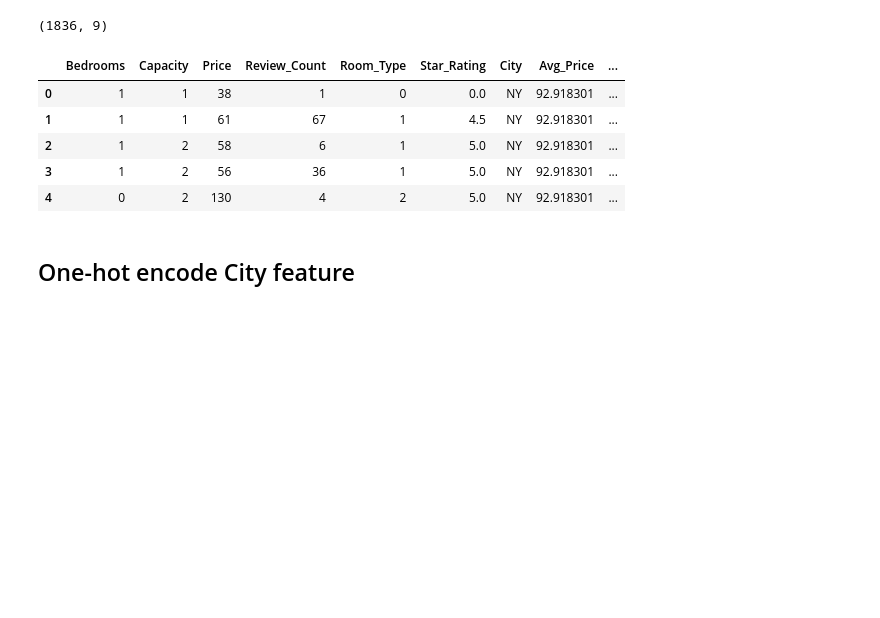
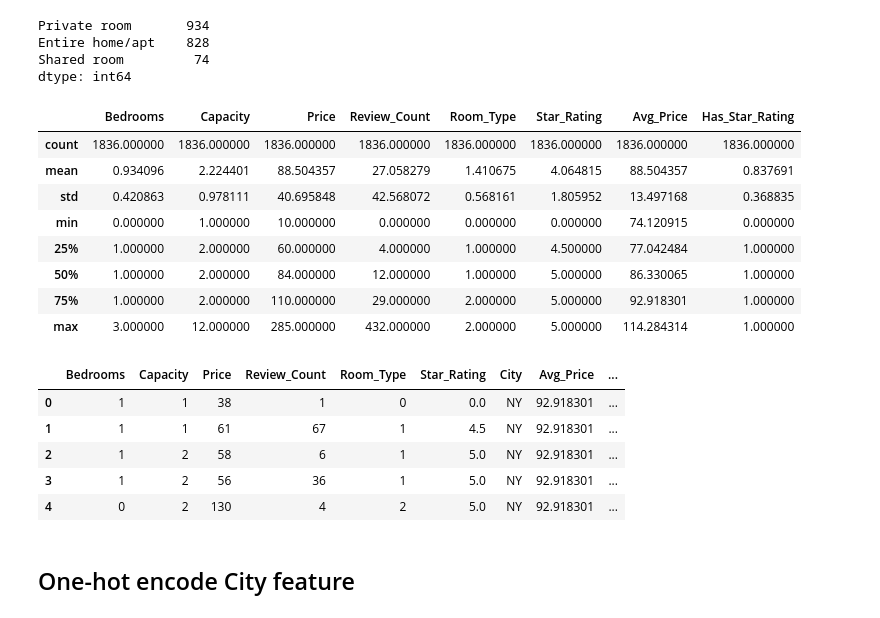
Before and after one commit to peacing/udacity-machine-learning, a Jupyter notebook: Udac-MLE/capstone/no-log-analysis.ipynb, the cells around one changed output. Saved outputs shown, nothing was run; the diff lists cells and outputs as text; code cells hidden in the pictures; blank space fills up the shorter version.

```diff
--- a/Udac-MLE/capstone/no-log-analysis.ipynb
+++ b/Udac-MLE/capstone/no-log-analysis.ipynb
@@ -71,10 +113,25 @@ def combine_dfs(df_list):
+# %%
+df_all_unprocessed.Room_Type.value_counts()
+# %% [output]
+Private room       934
+Entire home/apt    828
+Shared room         74
+dtype: int64
 # %%
 df_list = [p_df_ny, p_df_la, p_df_sf, p_df_da, p_df_dc, p_df_ch]
 df_all = combine_dfs(df_list)
 # %%
-df_all.shape
+df_all.describe()
 # %% [output]
-(1836, 9)
+|  | Bedrooms | Capacity | Price | Review_Count | Room_Type | Star_Rating | Avg_Price | Has_Star_Rating |
+| count | 1836.000000 | 1836.000000 | 1836.000000 | 1836.000000 | 1836.000000 | 1836.000000 | 1836.000000 | 1836.000000 |
+| mean | 0.934096 | 2.224401 | 88.504357 | 27.058279 | 1.410675 | 4.064815 | 88.504357 | 0.837691 |
+| std | 0.420863 | 0.978111 | 40.695848 | 42.568072 | 0.568161 | 1.805952 | 13.497168 | 0.368835 |
+| min | 0.000000 | 1.000000 | 10.000000 | 0.000000 | 0.000000 | 0.000000 | 74.120915 | 0.000000 |
+| 25% | 1.000000 | 2.000000 | 60.000000 | 4.000000 | 1.000000 | 4.500000 | 77.042484 | 1.000000 |
+| 50% | 1.000000 | 2.000000 | 84.000000 | 12.000000 | 1.000000 | 5.000000 | 86.330065 | 1.000000 |
+| 75% | 1.000000 | 2.000000 | 110.000000 | 29.000000 | 2.000000 | 5.000000 | 92.918301 | 1.000000 |
+| max | 3.000000 | 12.000000 | 285.000000 | 432.000000 | 2.000000 | 5.000000 | 114.284314 | 1.000000 |
 # %%
 df_all.head()
 # %% [output]
```
Also changed, not shown: parts of 6 cells of this notebook.
